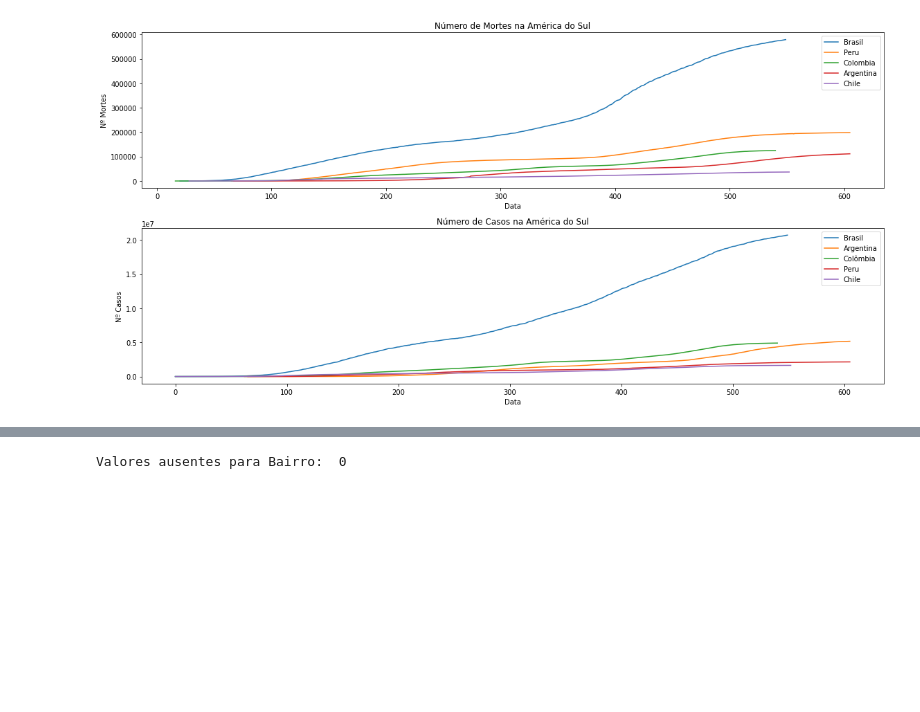
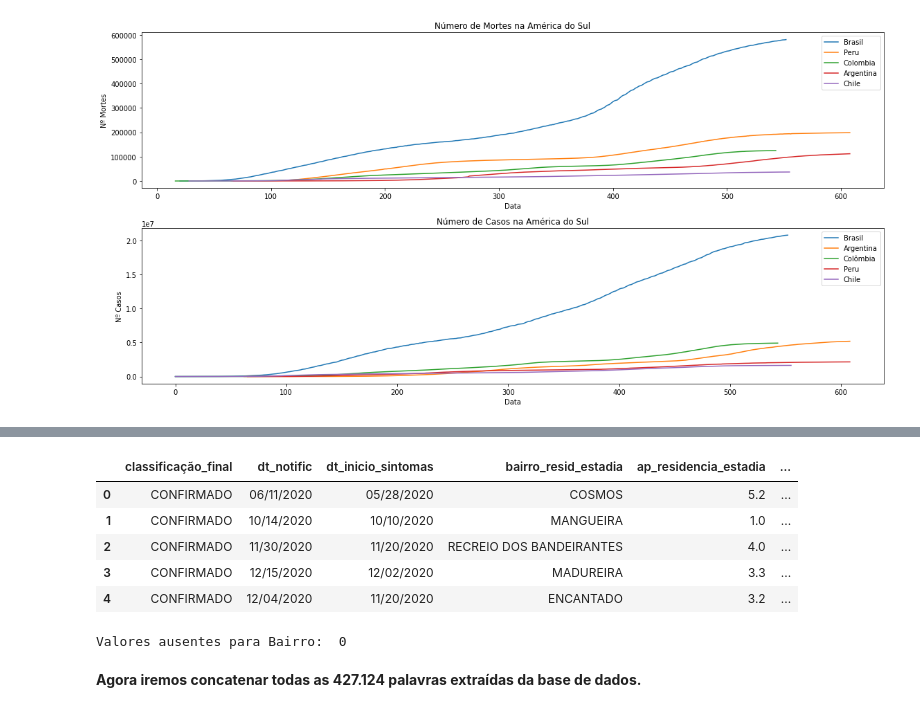
Before and after one commit to brunavent/Portfolio, a Jupyter notebook: Panorama_do_COVID_19.ipynb, the cells around one changed output, grey strips where cells are left out. Cells and saved outputs as stored; diff of their text form; code cells hidden in the pictures; blank space fills up the shorter version.

```diff
--- a/Panorama_do_COVID_19.ipynb
+++ b/Panorama_do_COVID_19.ipynb
@@ -646,4 +669,13 @@ df = pd.read_csv(file)
 bairro_resid_estadia = df.dropna(subset=['bairro_resid_estadia'], axis=0)['bairro_resid_estadia']
+# %%
+df.head()
+# %% [output]
+|  | classificação_final | dt_notific | dt_inicio_sintomas | bairro_resid_estadia | ap_residencia_estadia | ... |
+| 0 | CONFIRMADO | 06/11/2020 | 05/28/2020 | COSMOS | 5.2 | ... |
+| 1 | CONFIRMADO | 10/14/2020 | 10/10/2020 | MANGUEIRA | 1.0 | ... |
+| 2 | CONFIRMADO | 11/30/2020 | 11/20/2020 | RECREIO DOS BANDEIRANTES | 4.0 | ... |
+| 3 | CONFIRMADO | 12/15/2020 | 12/02/2020 | MADUREIRA | 3.3 | ... |
+| 4 | CONFIRMADO | 12/04/2020 | 11/20/2020 | ENCANTADO | 3.2 | ... |
 # %%
 # ver a quantidade de valores ausentes
 print("Valores ausentes para Bairro: ", df.bairro_resid_estadia.isnull().sum())
@@ -652,4 +684,6 @@ print("Valores ausentes para Bairro: ", df.bairro_resid_estadia.isnull().sum())
 bairro_resid_estadia = df.dropna(subset=['bairro_resid_estadia'], axis=0)['bairro_resid_estadia']
 # %% [output]
 Valores ausentes para Bairro:  0
+# %% [markdown]
+**Agora iremos concatenar todas as 427.124 palavras extraídas da base de dados.**
 # %%
```
Also changed, not shown: parts of 32 cells of this notebook.
